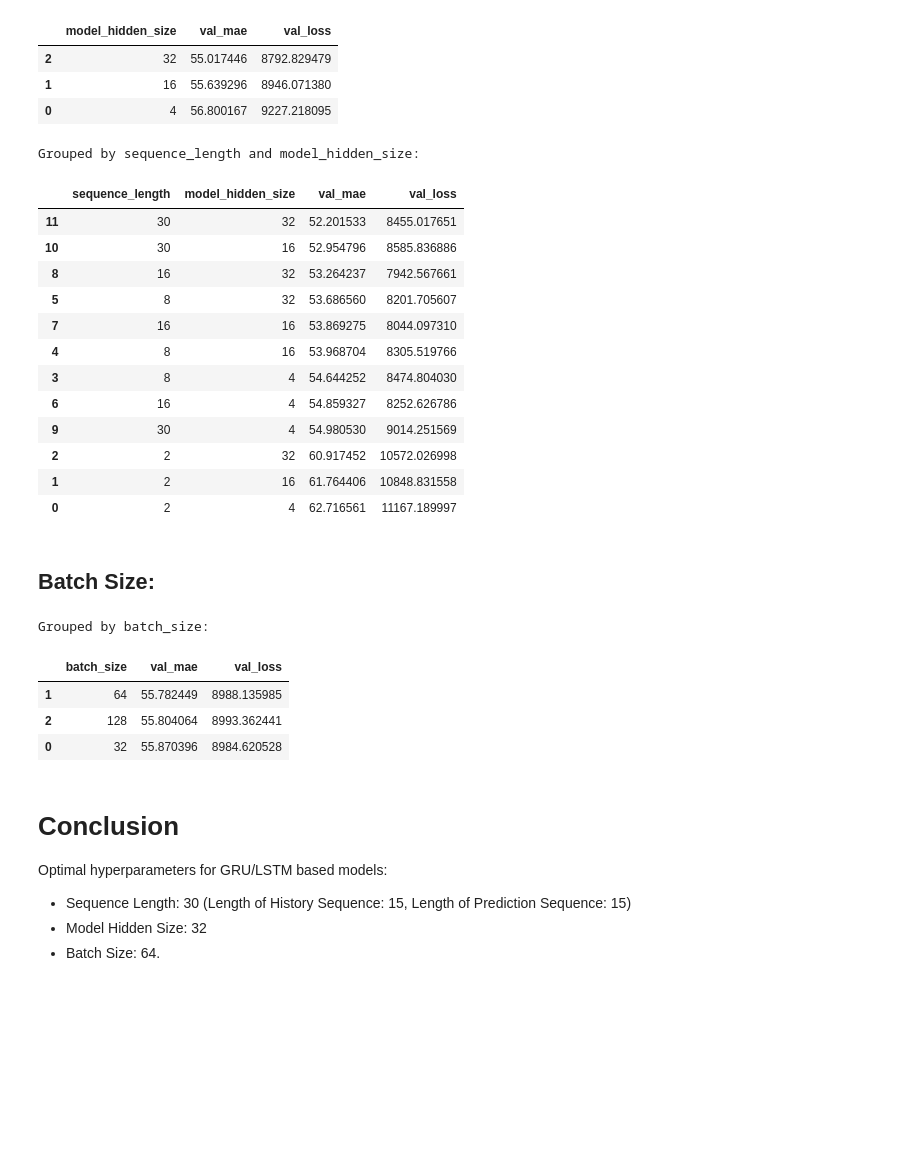
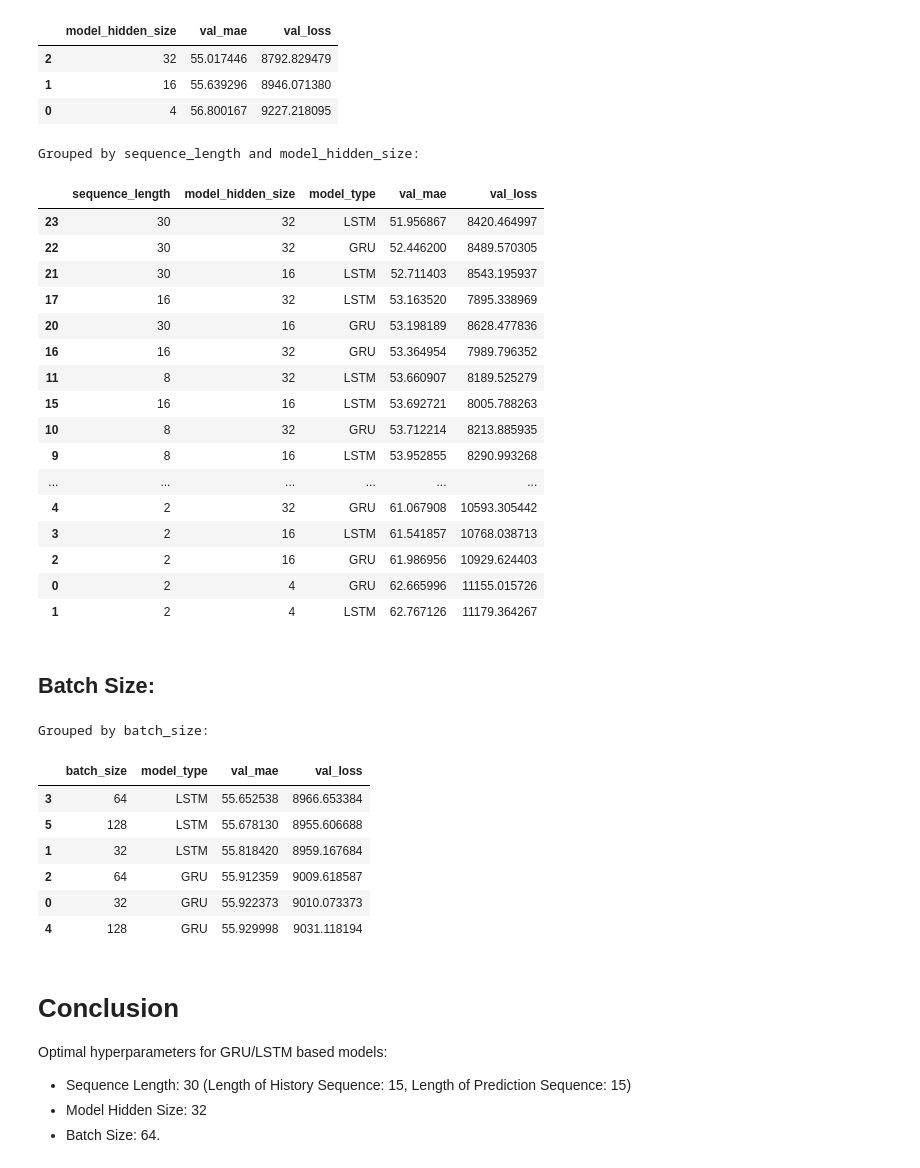
Before and after one commit to ZhiZhangT/FareCaster, a Jupyter notebook: hyperparam_results_lstm_gru_analysis.ipynb, the cells around one changed output. Drawn from its saved outputs; the diff is of its cells as text; code cells hidden in the pictures; blank space fills up the shorter version.

Commit message:
combine best model results, and consolidate best model losses

```diff
--- a/hyperparam_results_lstm_gru_analysis.ipynb
+++ b/hyperparam_results_lstm_gru_analysis.ipynb
@@ -293,32 +313,36 @@ Grouped by model_hidden_size:
 | 0 | 4 | 56.800167 | 9227.218095 |
 # %%
 # Group the dataframe by 'sequence_length' and 'model_hidden_size' and calculate the mean of 'val_mae' and 'val_loss'
-grouped_df_sequence_length_hidden_size = df.groupby(['sequence_length', 'model_hidden_size'])[['val_mae', 'val_loss']].mean().reset_index()
+grouped_df_sequence_length_hidden_size = df.groupby(['sequence_length', 'model_hidden_size', 'model_type'])[['val_mae', 'val_loss']].mean().reset_index()
 # Sort the grouped dataframe by 'val_mae' in ascending order
 grouped_df_sorted_sequence_length_hidden_size = grouped_df_sequence_length_hidden_size.sort_values(by='val_mae', ascending=True)
 # Display the sorted grouped dataframe
 print("Grouped by sequence_length and model_hidden_size:")
 display(grouped_df_sorted_sequence_length_hidden_size)
 # %% [output]
 Grouped by sequence_length and model_hidden_size:
-|  | sequence_length | model_hidden_size | val_mae | val_loss |
-| 11 | 30 | 32 | 52.201533 | 8455.017651 |
-| 10 | 30 | 16 | 52.954796 | 8585.836886 |
-| 8 | 16 | 32 | 53.264237 | 7942.567661 |
-| 5 | 8 | 32 | 53.686560 | 8201.705607 |
-| 7 | 16 | 16 | 53.869275 | 8044.097310 |
-| 4 | 8 | 16 | 53.968704 | 8305.519766 |
-| 3 | 8 | 4 | 54.644252 | 8474.804030 |
-| 6 | 16 | 4 | 54.859327 | 8252.626786 |
-| 9 | 30 | 4 | 54.980530 | 9014.251569 |
-| 2 | 2 | 32 | 60.917452 | 10572.026998 |
-| 1 | 2 | 16 | 61.764406 | 10848.831558 |
-| 0 | 2 | 4 | 62.716561 | 11167.189997 |
+|  | sequence_length | model_hidden_size | model_type | val_mae | val_loss |
+| 23 | 30 | 32 | LSTM | 51.956867 | 8420.464997 |
+| 22 | 30 | 32 | GRU | 52.446200 | 8489.570305 |
+| 21 | 30 | 16 | LSTM | 52.711403 | 8543.195937 |
+| 17 | 16 | 32 | LSTM | 53.163520 | 7895.338969 |
+| 20 | 30 | 16 | GRU | 53.198189 | 8628.477836 |
+| 16 | 16 | 32 | GRU | 53.364954 | 7989.796352 |
+| 11 | 8 | 32 | LSTM | 53.660907 | 8189.525279 |
+| 15 | 16 | 16 | LSTM | 53.692721 | 8005.788263 |
+| 10 | 8 | 32 | GRU | 53.712214 | 8213.885935 |
+| 9 | 8 | 16 | LSTM | 53.952855 | 8290.993268 |
+| ... | ... | ... | ... | ... | ... |
+| 4 | 2 | 32 | GRU | 61.067908 | 10593.305442 |
+| 3 | 2 | 16 | LSTM | 61.541857 | 10768.038713 |
+| 2 | 2 | 16 | GRU | 61.986956 | 10929.624403 |
+| 0 | 2 | 4 | GRU | 62.665996 | 11155.015726 |
+| 1 | 2 | 4 | LSTM | 62.767126 | 11179.364267 |
 # %% [markdown]
 ## Batch Size:
 # %%
 # Group the dataframe by 'batch_size' and calculate the mean of 'val_mae' and 'val_loss'
-grouped_df_batch_size = df.groupby('batch_size')[['val_mae', 'val_loss']].mean().reset_index()
+grouped_df_batch_size = df.groupby(['batch_size', 'model_type'])[['val_mae', 'val_loss']].mean().reset_index()
 # Sort the grouped dataframe by 'val_mae' in ascending order
 grouped_df_sorted_batch_size = grouped_df_batch_size.sort_values(by='val_mae', ascending=True)
 # Display the sorted grouped dataframe
@@ -326,10 +350,13 @@ print("Grouped by batch_size:")
 display(grouped_df_sorted_batch_size)
 # %% [output]
 Grouped by batch_size:
-|  | batch_size | val_mae | val_loss |
-| 1 | 64 | 55.782449 | 8988.135985 |
-| 2 | 128 | 55.804064 | 8993.362441 |
-| 0 | 32 | 55.870396 | 8984.620528 |
+|  | batch_size | model_type | val_mae | val_loss |
+| 3 | 64 | LSTM | 55.652538 | 8966.653384 |
+| 5 | 128 | LSTM | 55.678130 | 8955.606688 |
+| 1 | 32 | LSTM | 55.818420 | 8959.167684 |
+| 2 | 64 | GRU | 55.912359 | 9009.618587 |
+| 0 | 32 | GRU | 55.922373 | 9010.073373 |
+| 4 | 128 | GRU | 55.929998 | 9031.118194 |
 # %% [markdown]
 # Conclusion
 
```
Also changed, not shown: parts of 5 cells of this notebook, 9 other files.
